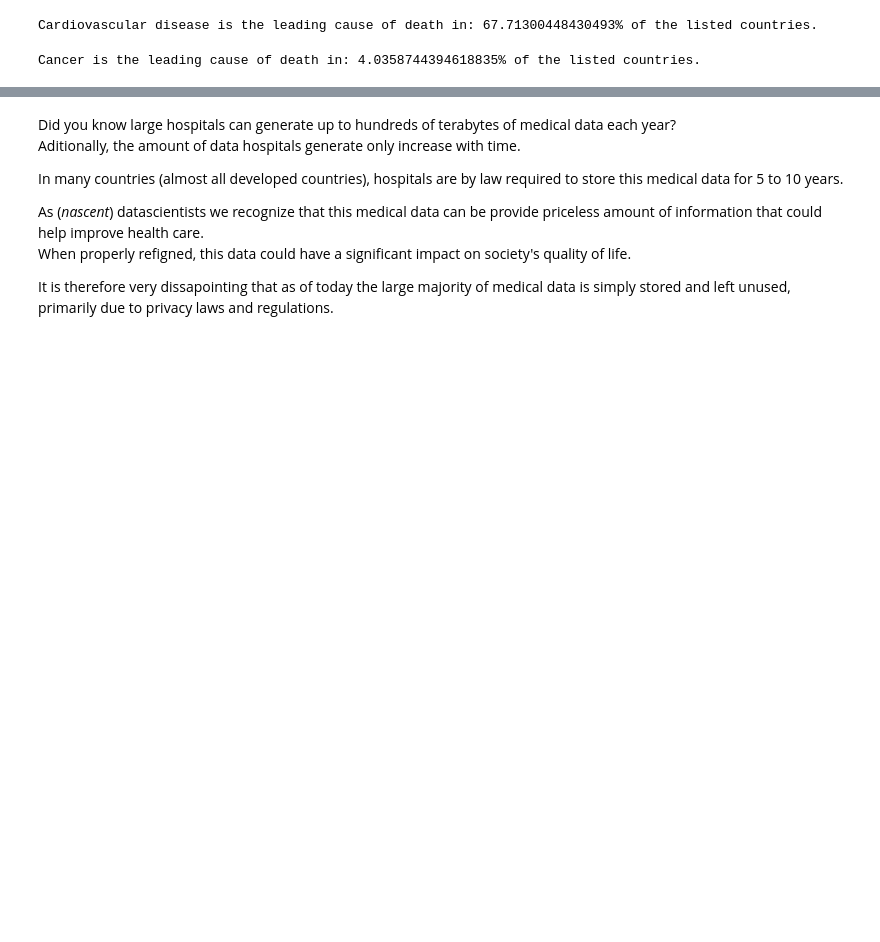
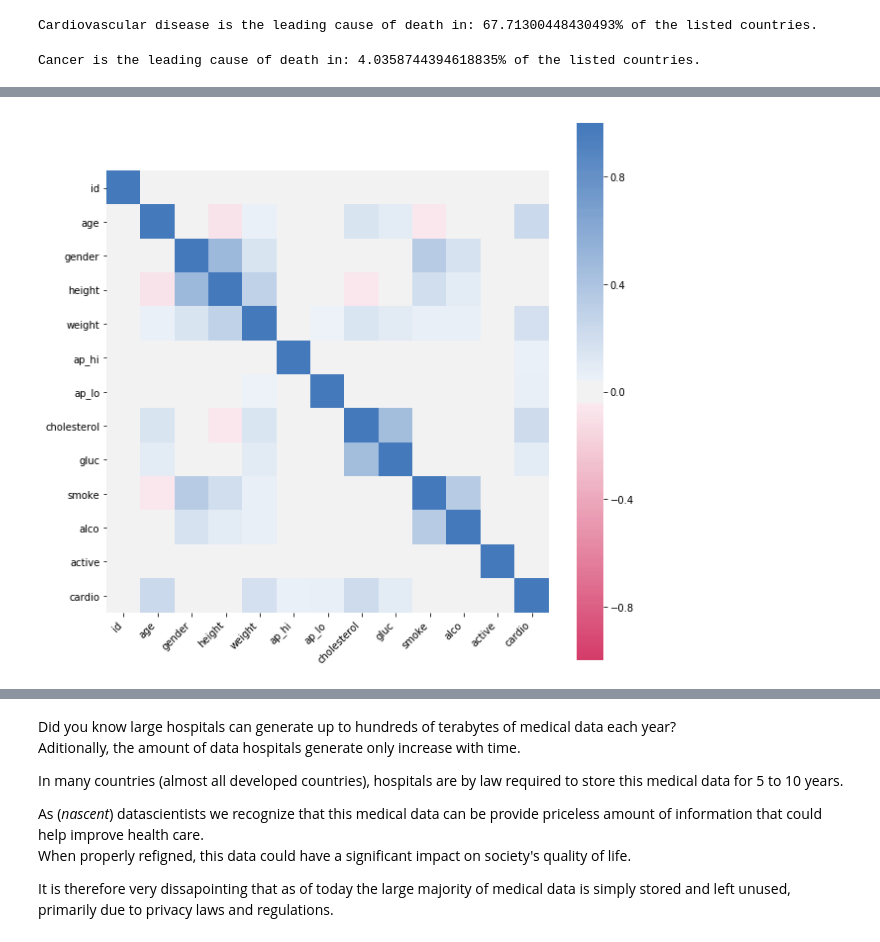
Before and after one commit to itsyaboii1337/Data_Science_Alliance, a Jupyter notebook: Analysing_Medical_Data.ipynb, the cells around one changed output, grey strips where cells are left out. Cells and saved outputs as stored; diff of their text form; code cells hidden in the pictures; blank space fills up the shorter version.

```diff
--- a/Analysing_Medical_Data.ipynb
+++ b/Analysing_Medical_Data.ipynb
@@ -110,0 +123,4 @@ Source:
+# %%
+data=pd.read_csv("cardio_train.csv", delimiter=';')
+print(data.shape)
+data.head(5)
@@ -110,0 +135,17 @@ Source:
+# %%
+corr = data.corr()
+# %%
+fig, ax = plt.subplots(figsize=(10,10))
+ax = sns.heatmap(
+    corr,
+    vmin=-1, vmax=1, center=0,
+    cmap=sns.diverging_palette(0, 250, n=200),
+    square=True
+)
+ax.set_xticklabels(
+    ax.get_xticklabels(),
+    rotation=45,
+    horizontalalignment='right'
+);
+# %% [output]
+[figure, added]
```
Also changed, not shown: parts of 18 cells of this notebook.
